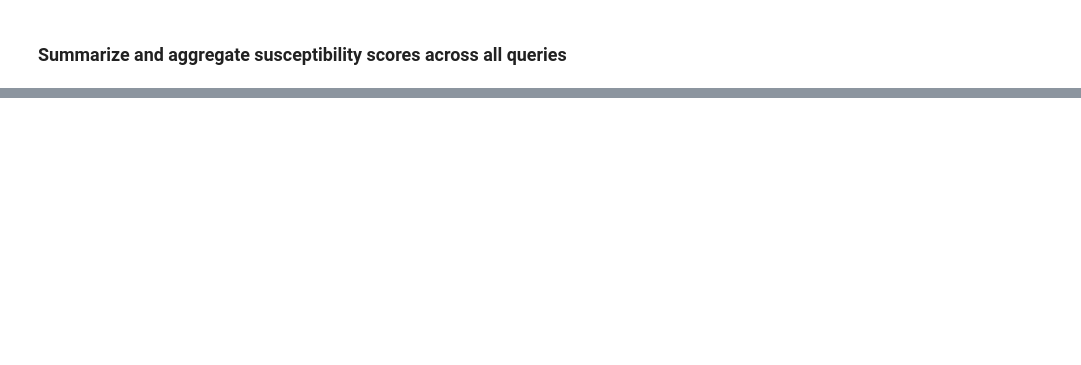
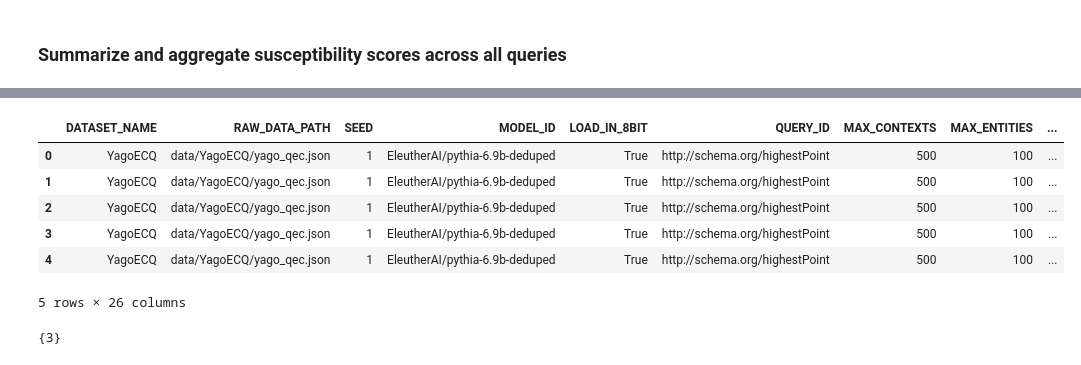
Before and after one commit to kdu4108/measureLM, a Jupyter notebook: summarize.ipynb, the cells around one changed output, grey strips where cells are left out. Saved outputs shown, nothing was run; the diff lists cells and outputs as text; code cells hidden in the pictures; blank space fills up the shorter version.

```diff
--- a/summarize.ipynb
+++ b/summarize.ipynb
@@ -308,0 +395,10 @@ memory usage: 9.2+ MB
+# %%
+scores_df.head()
+# %% [output]
+|  | DATASET_NAME | RAW_DATA_PATH | SEED | MODEL_ID | LOAD_IN_8BIT | QUERY_ID | MAX_CONTEXTS | MAX_ENTITIES | ... |
+| 0 | YagoECQ | data/YagoECQ/yago_qec.json | 1 | EleutherAI/pythia-6.9b-deduped | True | http://schema.org/highestPoint | 500 | 100 | ... |
+| 1 | YagoECQ | data/YagoECQ/yago_qec.json | 1 | EleutherAI/pythia-6.9b-deduped | True | http://schema.org/highestPoint | 500 | 100 | ... |
+| 2 | YagoECQ | data/YagoECQ/yago_qec.json | 1 | EleutherAI/pythia-6.9b-deduped | True | http://schema.org/highestPoint | 500 | 100 | ... |
+| 3 | YagoECQ | data/YagoECQ/yago_qec.json | 1 | EleutherAI/pythia-6.9b-deduped | True | http://schema.org/highestPoint | 500 | 100 | ... |
+| 4 | YagoECQ | data/YagoECQ/yago_qec.json | 1 | EleutherAI/pythia-6.9b-deduped | True | http://schema.org/highestPoint | 500 | 100 | ... |
+5 rows × 26 columns
@@ -308,0 +432,4 @@ memory usage: 9.2+ MB
+# %%
+set(filtered_df[["QUERY_ID", "entity", "query_form", "query_type"]].value_counts()) # this should be just 3
+# %% [output]
+{3}
```
Also changed, not shown: parts of 35 cells of this notebook, 4 other files.
